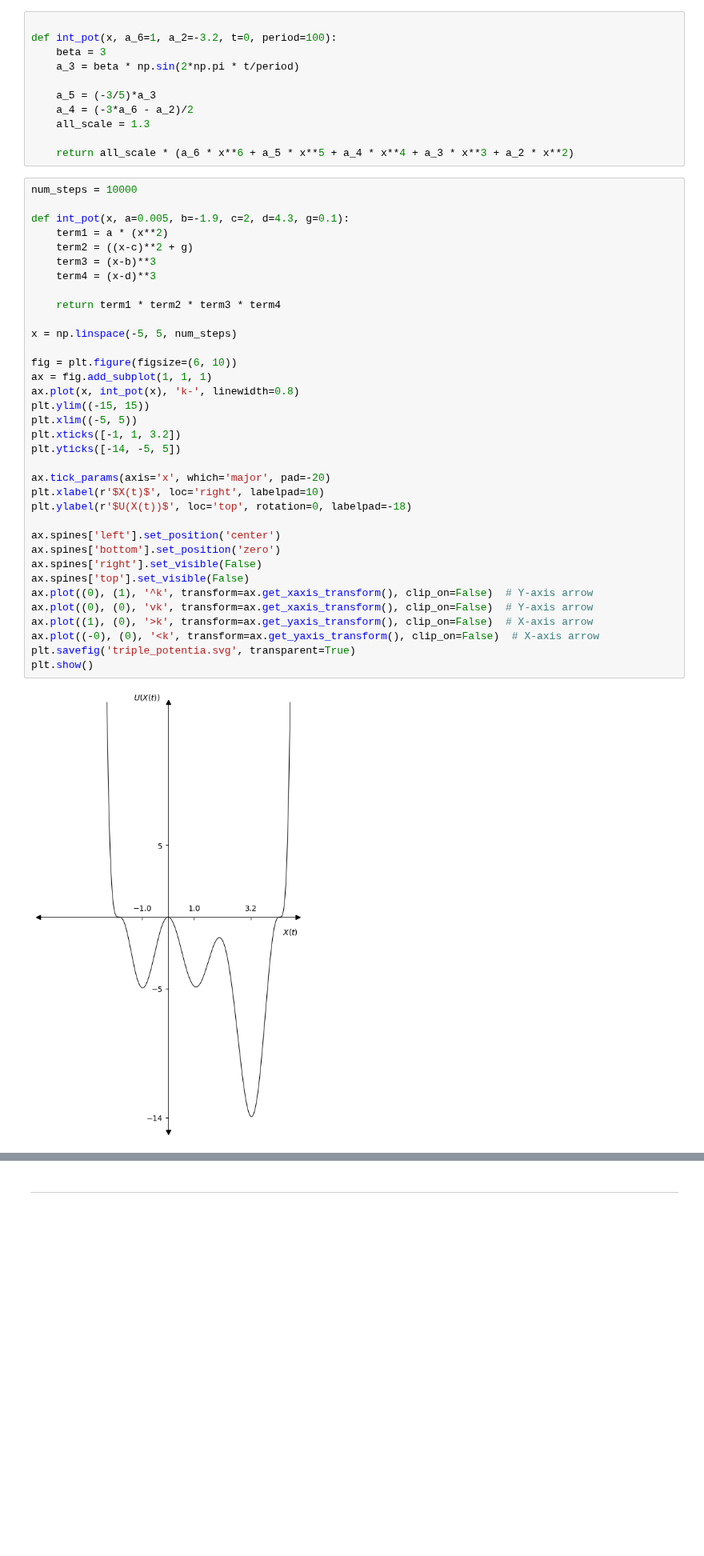
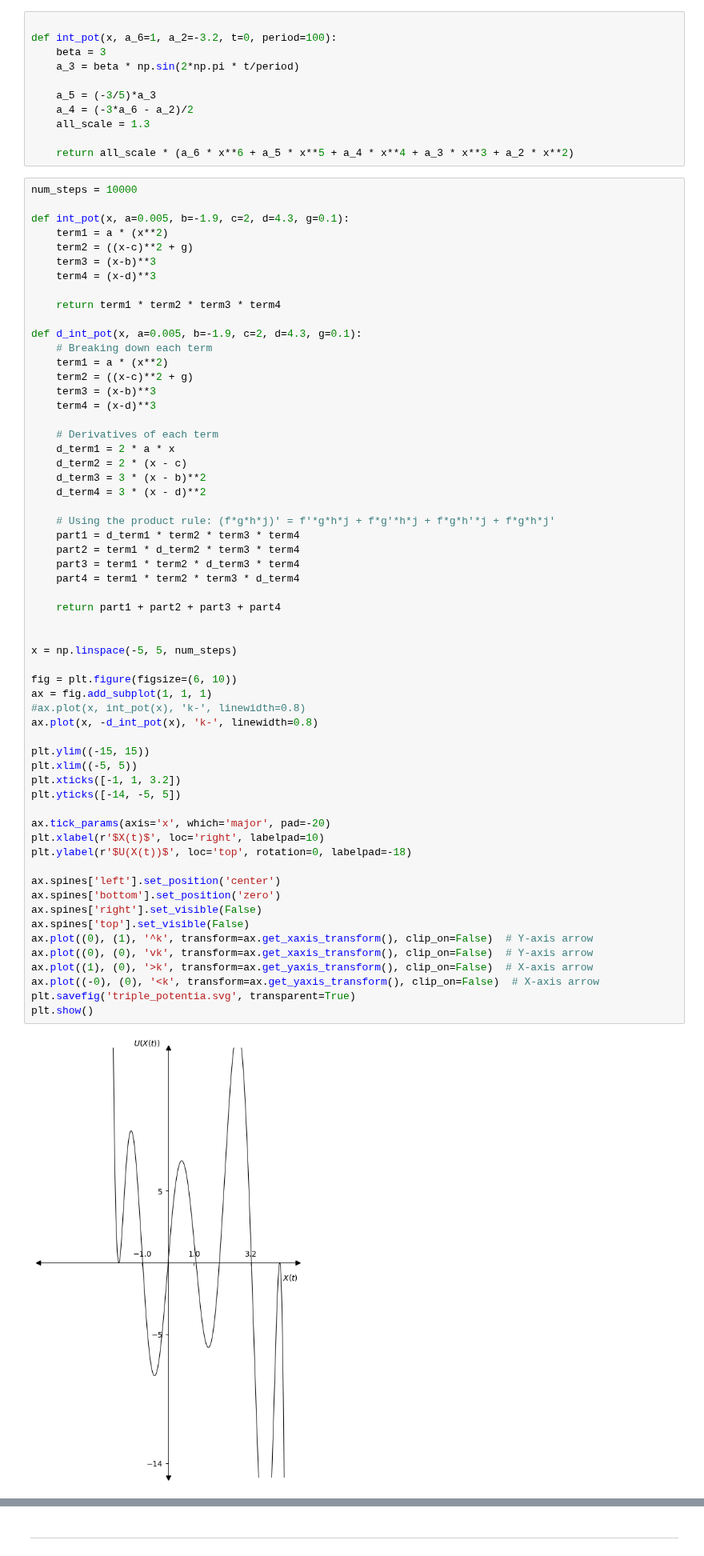
Before and after one commit to abhirao-03/stochastic-resonance, a Jupyter notebook: visualisations.ipynb, the cells around one changed output, grey strips where cells are left out. Shown at 80% size. Cells and saved outputs as stored; diff of their text form; blank space fills up the shorter version.

```diff
--- a/visualisations.ipynb
+++ b/visualisations.ipynb
@@ -21,35 +21,59 @@ def int_pot(x, a=0.005, b=-1.9, c=2, d=4.3, g=0.1):
     term2 = ((x-c)**2 + g)
     term3 = (x-b)**3
     term4 = (x-d)**3
 
     return term1 * term2 * term3 * term4
 
+def d_int_pot(x, a=0.005, b=-1.9, c=2, d=4.3, g=0.1):
+    # Breaking down each term
+    term1 = a * (x**2)
+    term2 = ((x-c)**2 + g)
+    term3 = (x-b)**3
+    term4 = (x-d)**3
+
+    # Derivatives of each term
+    d_term1 = 2 * a * x
+    d_term2 = 2 * (x - c)
+    d_term3 = 3 * (x - b)**2
+    d_term4 = 3 * (x - d)**2
+
+    # Using the product rule: (f*g*h*j)' = f'*g*h*j + f*g'*h*j + f*g*h'*j + f*g*h*j'
+    part1 = d_term1 * term2 * term3 * term4
+    part2 = term1 * d_term2 * term3 * term4
+    part3 = term1 * term2 * d_term3 * term4
+    part4 = term1 * term2 * term3 * d_term4
+
+    return part1 + part2 + part3 + part4
+
+
 x = np.linspace(-5, 5, num_steps)
 
 fig = plt.figure(figsize=(6, 10))
 ax = fig.add_subplot(1, 1, 1)
-ax.plot(x, int_pot(x), 'k-', linewidth=0.8)
+#ax.plot(x, int_pot(x), 'k-', linewidth=0.8)
+ax.plot(x, -d_int_pot(x), 'k-', linewidth=0.8)
+
 plt.ylim((-15, 15))
 plt.xlim((-5, 5))
 plt.xticks([-1, 1, 3.2])
 plt.yticks([-14, -5, 5])
 
 ax.tick_params(axis='x', which='major', pad=-20)
 plt.xlabel(r'$X(t)$', loc='right', labelpad=10)
 plt.ylabel(r'$U(X(t))$', loc='top', rotation=0, labelpad=-18)
 
 ax.spines['left'].set_position('center')
 ax.spines['bottom'].set_position('zero')
 ax.spines['right'].set_visible(False)
 ax.spines['top'].set_visible(False)
 ax.plot((0), (1), '^k', transform=ax.get_xaxis_transform(), clip_on=False)  # Y-axis arrow
 ax.plot((0), (0), 'vk', transform=ax.get_xaxis_transform(), clip_on=False)  # Y-axis arrow
 ax.plot((1), (0), '>k', transform=ax.get_yaxis_transform(), clip_on=False)  # X-axis arrow
 ax.plot((-0), (0), '<k', transform=ax.get_yaxis_transform(), clip_on=False)  # X-axis arrow
 plt.savefig('triple_potentia.svg', transparent=True)
 plt.show()
 # %% [output]
-[figure, old version]
+[figure, new version]
 # %%
 import numpy as np
 import matplotlib.pyplot as plt
```
